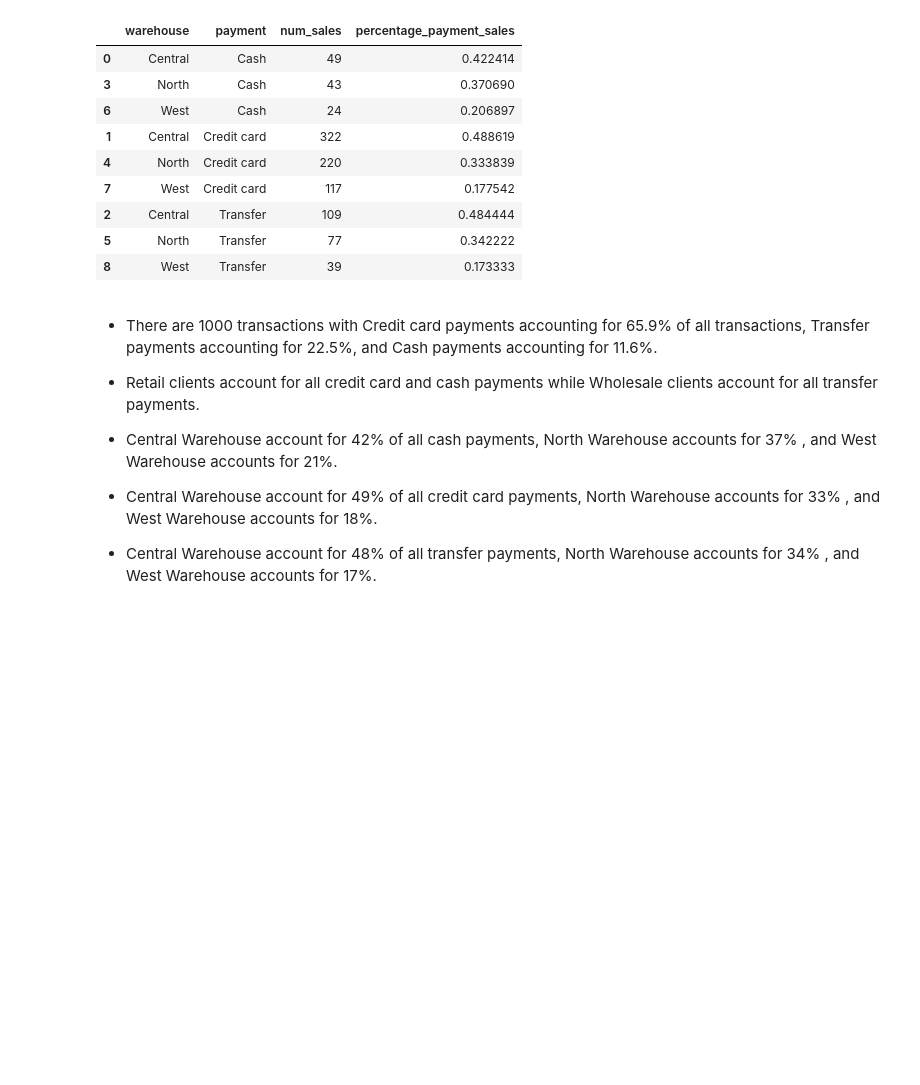
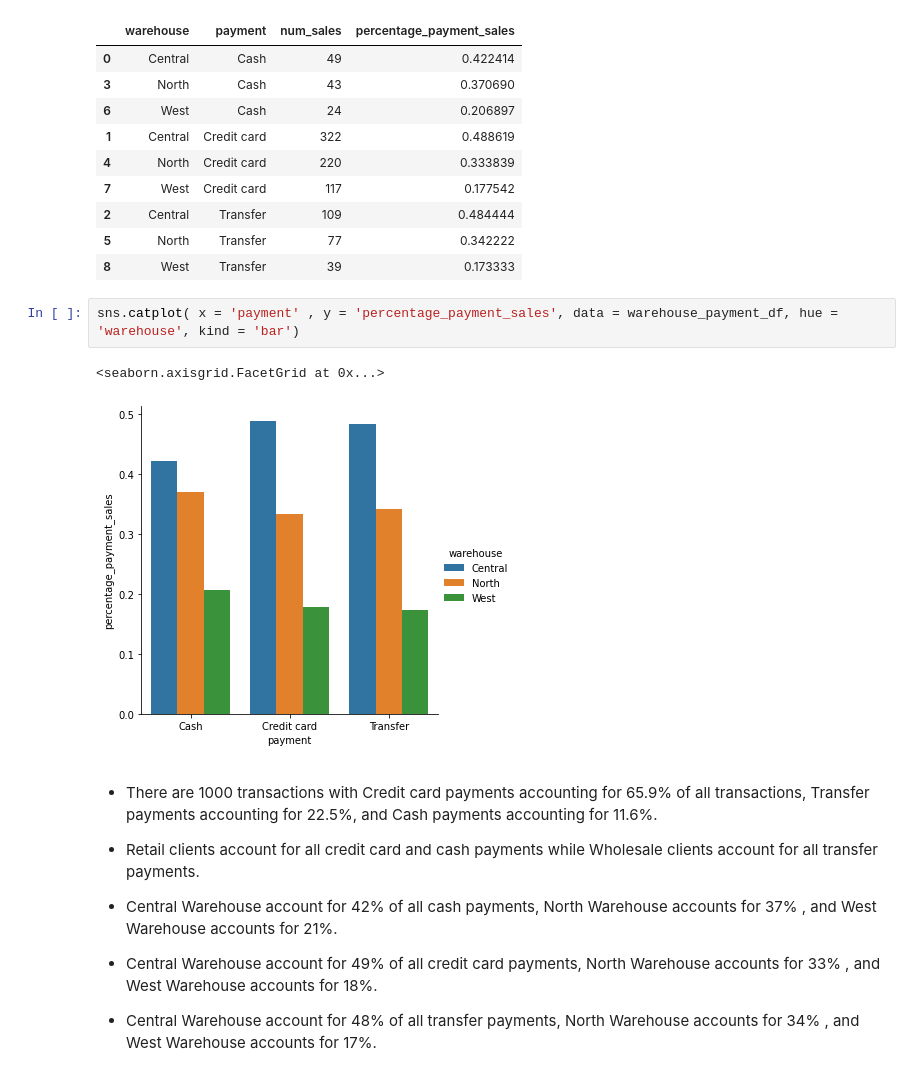
Before and after one commit to LuisEVT/Sales_Data_On_Motorcycle_Parts, a Jupyter notebook: Sale_Data_On_Motorcycle_Parts.ipynb, the cells around one changed output. Cells and saved outputs as stored; diff of their text form; blank space fills up the shorter version.

```diff
--- a/Sale_Data_On_Motorcycle_Parts.ipynb
+++ b/Sale_Data_On_Motorcycle_Parts.ipynb
@@ -84,6 +102,11 @@ warehouse_payment_df.sort_values(by="payment")
 | 2 | Central | Transfer | 109 | 0.484444 |
 | 5 | North | Transfer | 77 | 0.342222 |
 | 8 | West | Transfer | 39 | 0.173333 |
+# %%
+sns.catplot( x = 'payment' , y = 'percentage_payment_sales', data = warehouse_payment_df, hue = 'warehouse', kind = 'bar')
+# %% [output]
+<seaborn.axisgrid.FacetGrid at 0x...>
+[figure, added]
 # %% [markdown]
 * There are 1000 transactions with Credit card payments accounting for 65.9% of all transactions, Transfer payments accounting for 22.5%, and Cash payments accounting for 11.6%.
 * Retail clients account for all credit card and cash payments while Wholesale clients account for all transfer payments.
```
Also changed, not shown: parts of 6 cells of this notebook.
